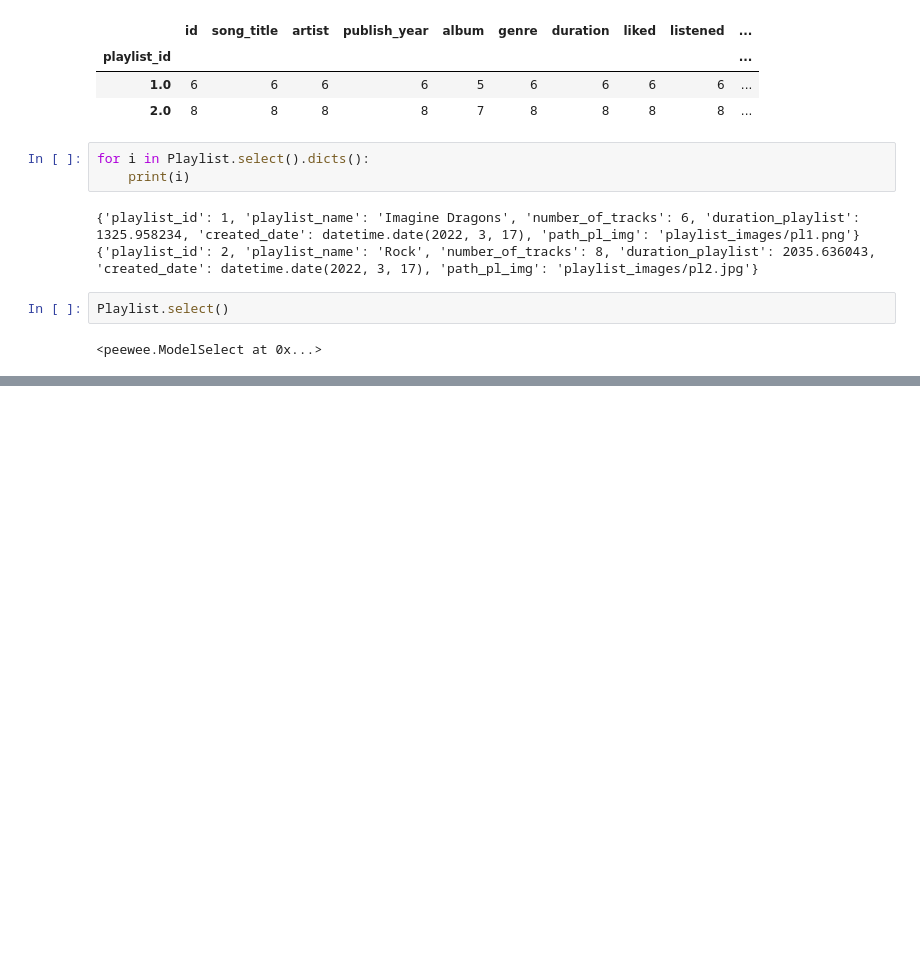
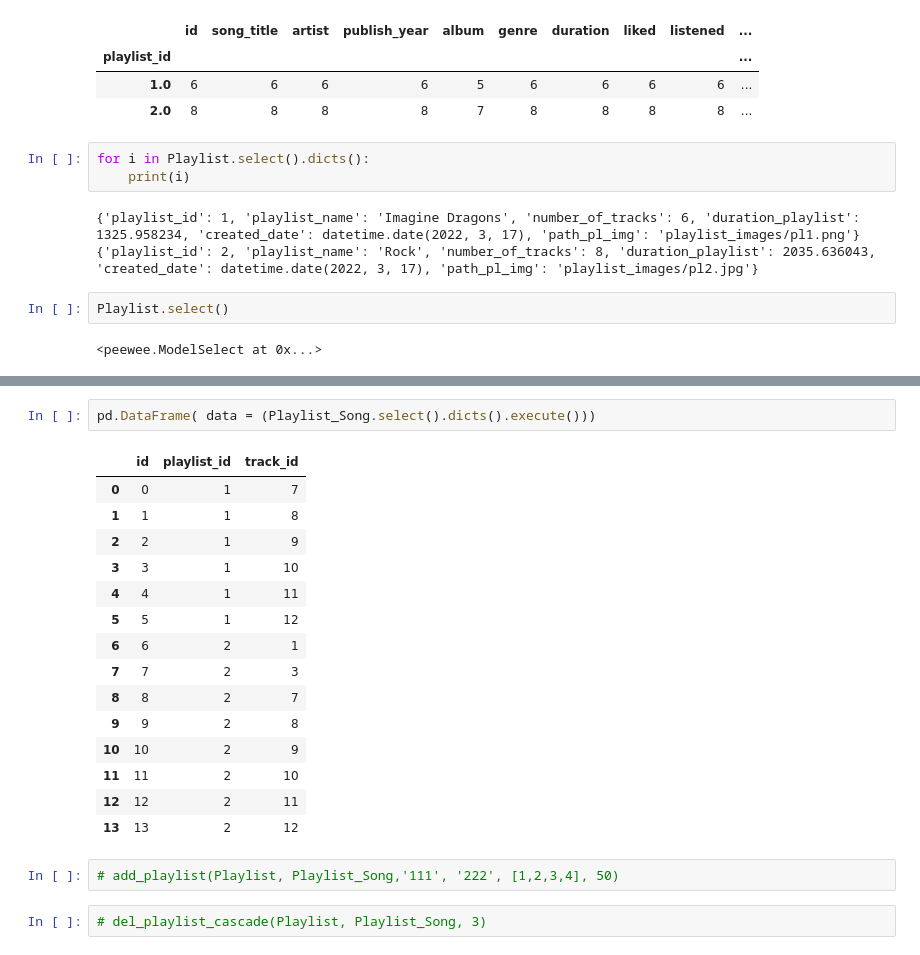
Before and after one commit to PavelBezzub/course_project, a Jupyter notebook: music_db.ipynb, the cells around one changed output, grey strips where cells are left out. Drawn from its saved outputs; the diff is of its cells as text; blank space fills up the shorter version.

```diff
--- a/music_db.ipynb
+++ b/music_db.ipynb
@@ -256,0 +316,22 @@ Playlist.select()
+# %%
+pd.DataFrame( data = (Playlist_Song.select().dicts().execute()))
+# %% [output]
+|  | id | playlist_id | track_id |
+| 0 | 0 | 1 | 7 |
+| 1 | 1 | 1 | 8 |
+| 2 | 2 | 1 | 9 |
+| 3 | 3 | 1 | 10 |
+| 4 | 4 | 1 | 11 |
+| 5 | 5 | 1 | 12 |
+| 6 | 6 | 2 | 1 |
+| 7 | 7 | 2 | 3 |
+| 8 | 8 | 2 | 7 |
+| 9 | 9 | 2 | 8 |
+| 10 | 10 | 2 | 9 |
+| 11 | 11 | 2 | 10 |
+| 12 | 12 | 2 | 11 |
+| 13 | 13 | 2 | 12 |
+# %%
+# add_playlist(Playlist, Playlist_Song,'111', '222', [1,2,3,4], 50)
+# %%
+# del_playlist_cascade(Playlist, Playlist_Song, 3)
```
Also changed, not shown: parts of 22 cells of this notebook, 15 other files.
